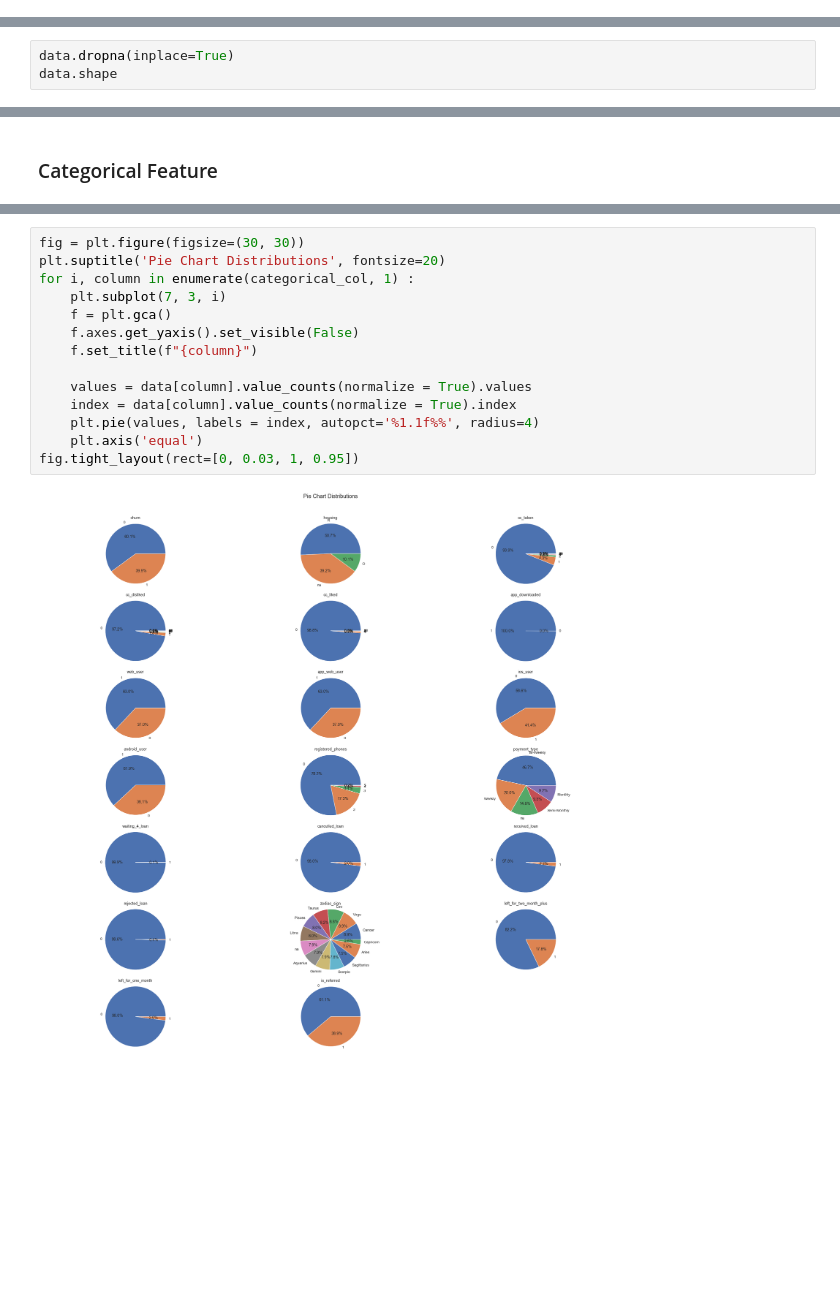
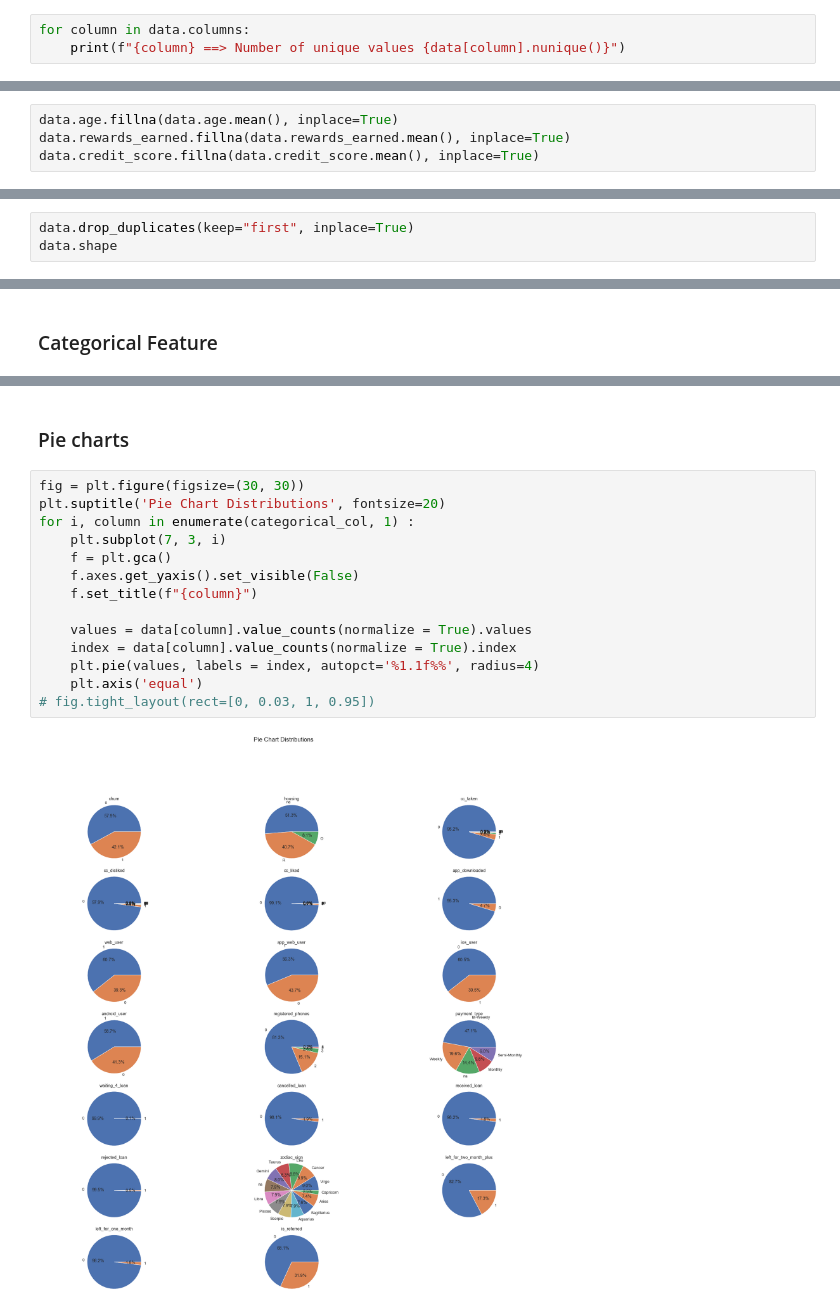
Before and after one commit to fares-ds/Minimizing-Churn-Rate-Through-Analysis-of-Financial-Habits, a Jupyter notebook: Minimizing Churn Rate Through Analysis of Financial Habits.ipynb, the cells around one changed output, grey strips where cells are left out. Saved outputs shown, nothing was run; the diff lists cells and outputs as text; blank space fills up the shorter version.

Commit message:
Data visualization

```diff
--- a/Minimizing Churn Rate Through Analysis of Financial Habits.ipynb
+++ b/Minimizing Churn Rate Through Analysis of Financial Habits.ipynb
@@ -102,0 +112,3 @@ data.describe()
+# %%
+for column in data.columns:
+    print(f"{column} ==> Number of unique values {data[column].nunique()}")
@@ -122,3 +154,7 @@ is_referred                   0
 dtype: int64
 # %% [markdown]
 `age`,`rewards_earned`, and `credit_score` have missing values.
+# %%
+data.age.fillna(data.age.mean(), inplace=True)
+data.rewards_earned.fillna(data.rewards_earned.mean(), inplace=True)
+data.credit_score.fillna(data.credit_score.mean(), inplace=True)
@@ -125,4 +183,4 @@ dtype: int64
 # %%
-data.dropna(inplace=True)
+data.drop_duplicates(keep="first", inplace=True)
 data.shape
 # %% [output]
@@ -189,16 +248,18 @@ for i, column in enumerate(categorical_col, 1):
+# %% [markdown]
+### Pie charts
 # %%
 fig = plt.figure(figsize=(30, 30))
 plt.suptitle('Pie Chart Distributions', fontsize=20)
 for i, column in enumerate(categorical_col, 1) :
     plt.subplot(7, 3, i)
     f = plt.gca()
     f.axes.get_yaxis().set_visible(False)
     f.set_title(f"{column}")
 
     values = data[column].value_counts(normalize = True).values
     index = data[column].value_counts(normalize = True).index
     plt.pie(values, labels = index, autopct='%1.1f%%', radius=4)
     plt.axis('equal')
-fig.tight_layout(rect=[0, 0.03, 1, 0.95])
+# fig.tight_layout(rect=[0, 0.03, 1, 0.95])
 # %% [output]
-[figure, old version]
+[figure, new version]
```
Also changed, not shown: parts of 23 cells of this notebook.
